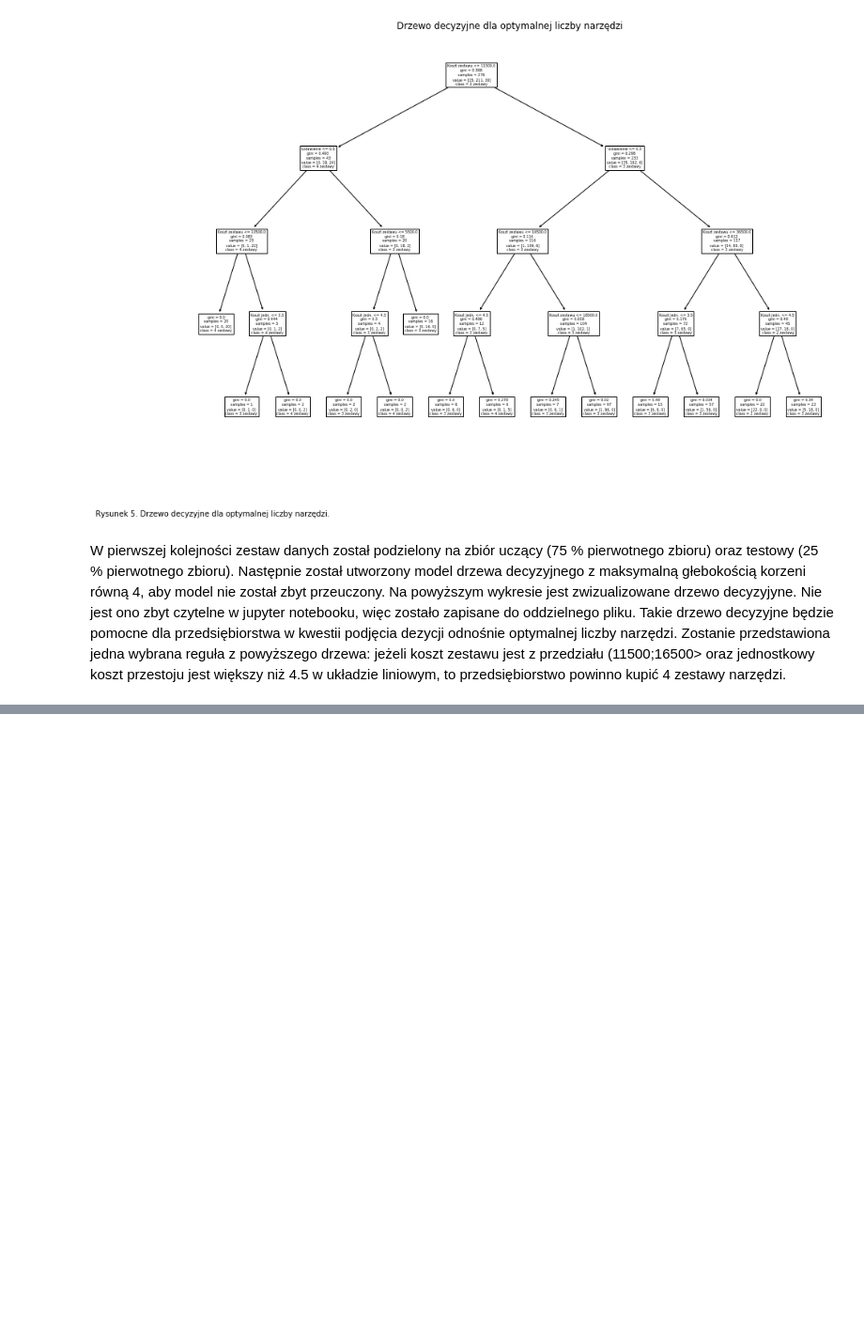
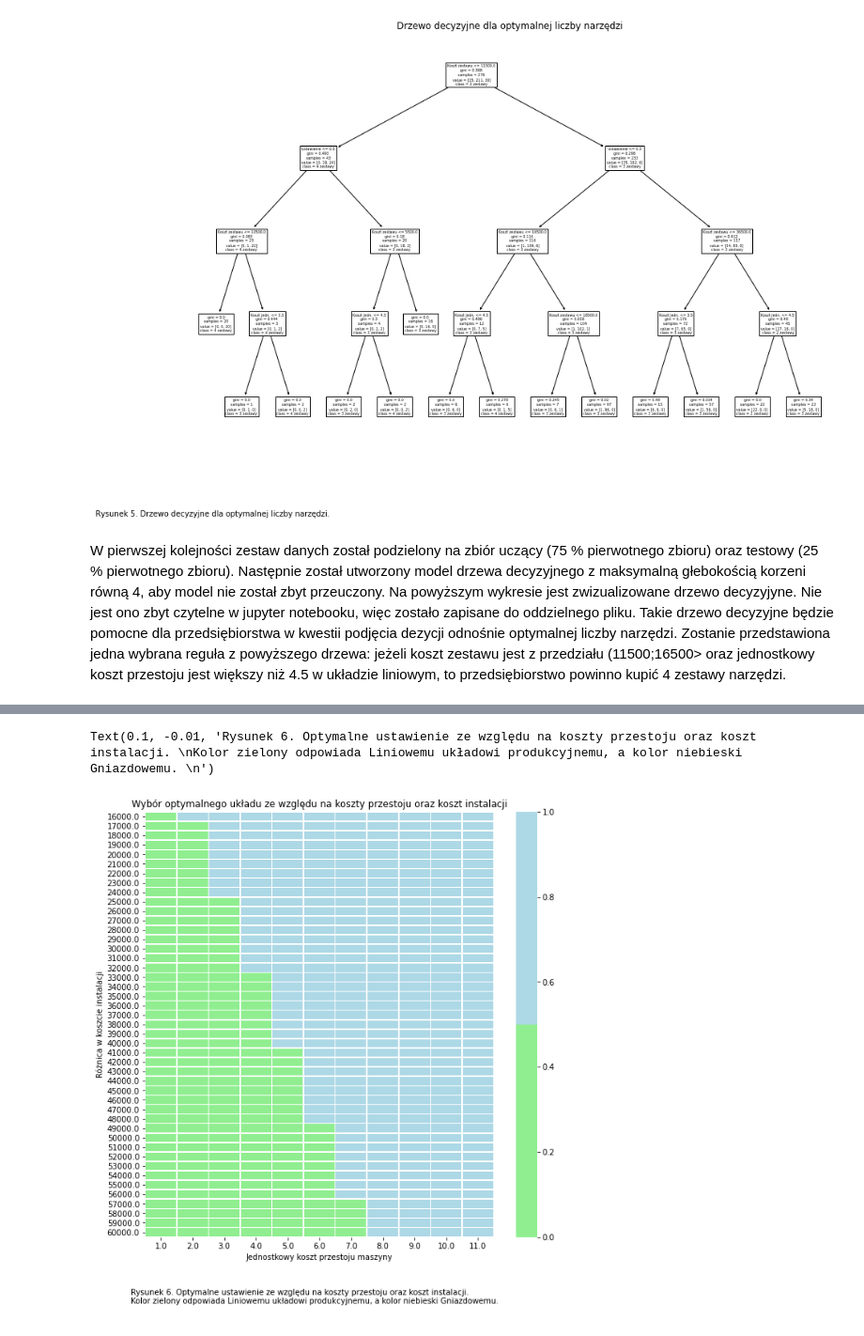
Before and after one commit to fmordarski/Gwintex, a Jupyter notebook: Raport_GWINTEX.ipynb, the cells around one changed output, grey strips where cells are left out. Shown at 94% size. Saved outputs shown, nothing was run; the diff lists cells and outputs as text; code cells hidden in the pictures; blank space fills up the shorter version.

```diff
--- a/Raport_GWINTEX.ipynb
+++ b/Raport_GWINTEX.ipynb
@@ -328,0 +332,47 @@ W pierwszej kolejności zestaw danych został podzielony na zbiór uczący (75 %
+# %%
+unit_costs = range(1, 12)
+m_cost = 20000
+results = {}
+cost_instalments = range(16000, 60001, 1000)
+data_G = pd.DataFrame()
+data_L = pd.DataFrame()
+m = 6  #stała liczba narzędzi
+
+
+
+for cost_inst in cost_instalments:
+    for c in unit_costs:
+        results[(m, c, cost_inst, "G")] = run_model(iterations, horizon, avg_working_time, avg_repair_time,
+                                         n, m, "G", c, cost_inst, m_cost)[1]
+
+        results[(m, c, cost_inst, "L")] = run_model(iterations, horizon, avg_working_time, avg_repair_time,
+                                         n, m, "L", c, cost_inst, m_cost)[1]
+        #print("Dla liczby zestawów narzędzi równej ", m, "oraz kosztu jednostkowego przestoju: ", c,
+        #      "i kosztu instalacji: ", cost_inst, " całkowity koszt w układzie gniazdowym wynosi: ",
+        #      round(results[(m, c, cost_inst, "G")], 2), " a w układzie liniowym wynosi: ",
+        #      round(results[(m, c, cost_inst, "L")], 2))
+        data_G = data_G.append({"Koszt jedn.": c, "Koszt instalacji": cost_inst, "Ustawienie": "G",
+                        "Calkowity koszt": results[(m, c, cost_inst, "G")]}, ignore_index=True)
+        data_L = data_L.append({"Koszt jedn.": c, "Koszt instalacji": cost_inst, "Ustawienie": "L",
+                        "Calkowity koszt": results[(m, c, cost_inst, "L")]}, ignore_index=True)
+# %%
+#Przygotowanie danych
+
+data_G_L = pd.DataFrame({'Koszty_G': data_G['Calkowity koszt'], 'Koszty_L': data_L['Calkowity koszt'],
+                         'Koszt_Inst': data_G['Koszt instalacji'], 'Koszt_Jedn.': data_G['Koszt jedn.']})
+
+data_G_L = data_G_L.assign(Min = lambda d: d[['Koszty_G', 'Koszty_L']].min(1))
+data_G_L['Ustawienie'] = np.where(data_G_L['Koszty_G'] == data_G_L['Min'], 1, 0) # G = 1, L = 0
+GL = data_G_L.pivot("Koszt_Inst", "Koszt_Jedn.",  "Ustawienie")
+# %%
+fig, ax = plt.subplots(figsize=(10,10))
+ax.set_title("Wybór optymalnego układu ze względu na koszty przestoju oraz koszt instalacji")
+sns.heatmap(GL, linewidths=.6, cmap = ['lightgreen', 'lightblue'])
+plt.ylabel("Różnica w koszcie instalacji")
+plt.xlabel("Jednostkowy koszt przestoju maszyny")
+
+fig.text(.1, -0.01, "Rysunek 6. Optymalne ustawienie ze względu na koszty przestoju oraz koszt instalacji. \n"
+                     "Kolor zielony odpowiada Liniowemu układowi produkcyjnemu, a kolor niebieski Gniazdowemu. \n", ha='left')
+# %% [output]
+Text(0.1, -0.01, 'Rysunek 6. Optymalne ustawienie ze względu na koszty przestoju oraz koszt instalacji. \nKolor zielony odpowiada Liniowemu układowi produkcyjnemu, a kolor niebieski Gniazdowemu. \n')
+[figure, added]
```
Also changed, not shown: parts of 2 cells of this notebook.
